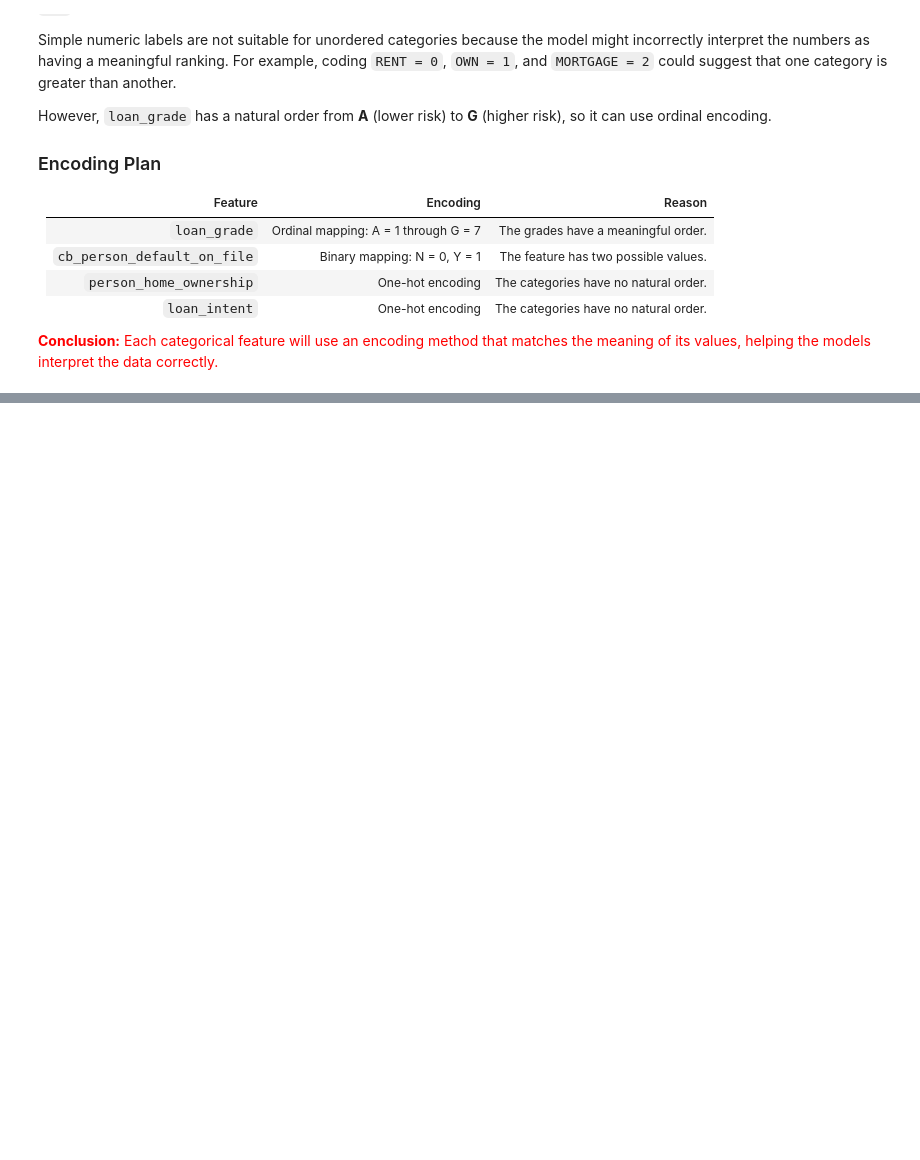
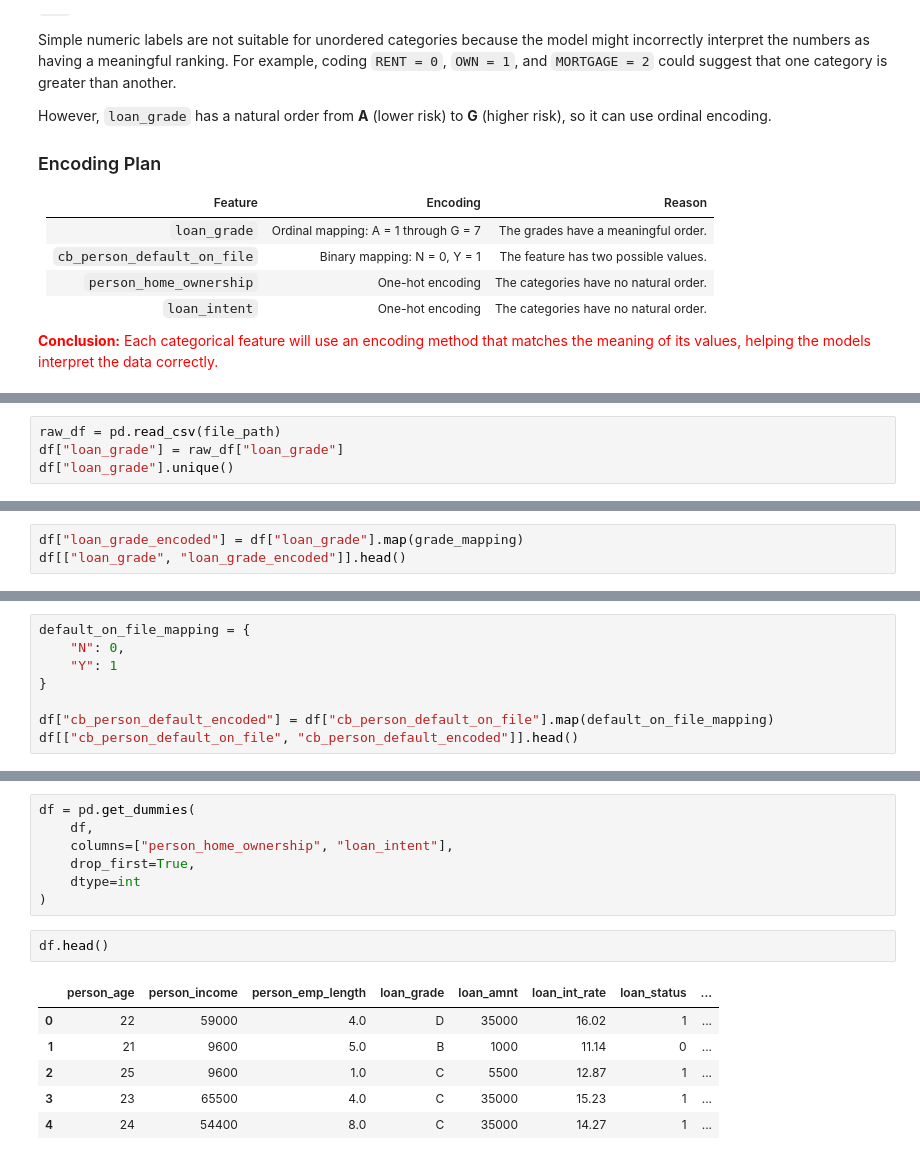
Before and after one commit to SomangIm/PROJECTS, a Jupyter notebook: credit-risk-prediction/credit-risk-default-prediction.ipynb, the cells around one changed output, grey strips where cells are left out. Cells and saved outputs as stored; diff of their text form; blank space fills up the shorter version.

```diff
--- a/credit-risk-prediction/credit-risk-default-prediction.ipynb
+++ b/credit-risk-prediction/credit-risk-default-prediction.ipynb
@@ -297,0 +315,4 @@ However, `loan_grade` has a natural order from **A** (lower risk) to **G** (high
+# %%
+raw_df = pd.read_csv(file_path)
+df["loan_grade"] = raw_df["loan_grade"]
+df["loan_grade"].unique()
@@ -297,0 +323,3 @@ However, `loan_grade` has a natural order from **A** (lower risk) to **G** (high
+# %%
+df["loan_grade_encoded"] = df["loan_grade"].map(grade_mapping)
+df[["loan_grade", "loan_grade_encoded"]].head()
@@ -297,0 +333,8 @@ However, `loan_grade` has a natural order from **A** (lower risk) to **G** (high
+# %%
+default_on_file_mapping = {
+    "N": 0,
+    "Y": 1
+}
+
+df["cb_person_default_encoded"] = df["cb_person_default_on_file"].map(default_on_file_mapping)
+df[["cb_person_default_on_file", "cb_person_default_encoded"]].head()
@@ -297,0 +348,16 @@ However, `loan_grade` has a natural order from **A** (lower risk) to **G** (high
+# %%
+df = pd.get_dummies(
+    df,
+    columns=["person_home_ownership", "loan_intent"],
+    drop_first=True,
+    dtype=int
+)
+# %%
+df.head()
+# %% [output]
+|  | person_age | person_income | person_emp_length | loan_grade | loan_amnt | loan_int_rate | loan_status | ... |
+| 0 | 22 | 59000 | 4.0 | D | 35000 | 16.02 | 1 | ... |
+| 1 | 21 | 9600 | 5.0 | B | 1000 | 11.14 | 0 | ... |
+| 2 | 25 | 9600 | 1.0 | C | 5500 | 12.87 | 1 | ... |
+| 3 | 23 | 65500 | 4.0 | C | 35000 | 15.23 | 1 | ... |
+| 4 | 24 | 54400 | 8.0 | C | 35000 | 14.27 | 1 | ... |
```
Also changed, not shown: parts of 13 cells of this notebook.
